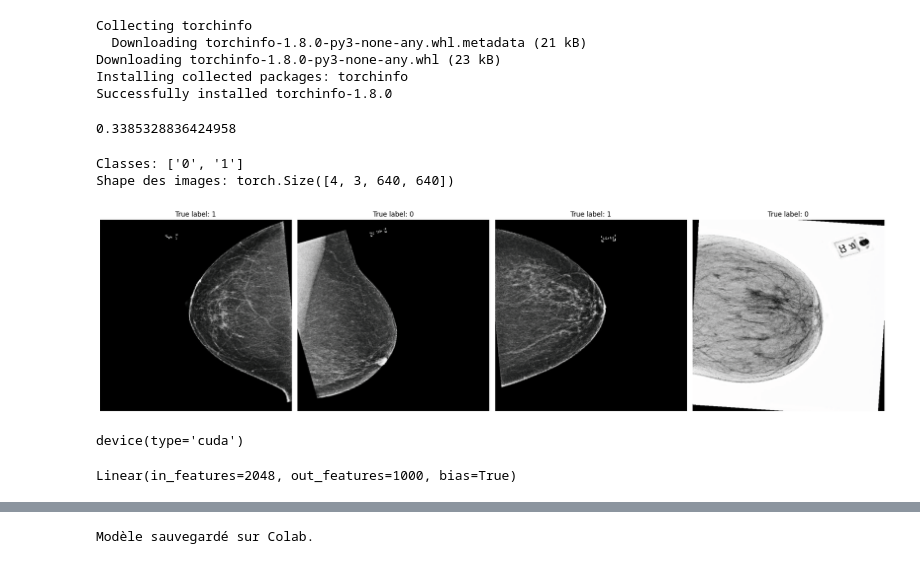
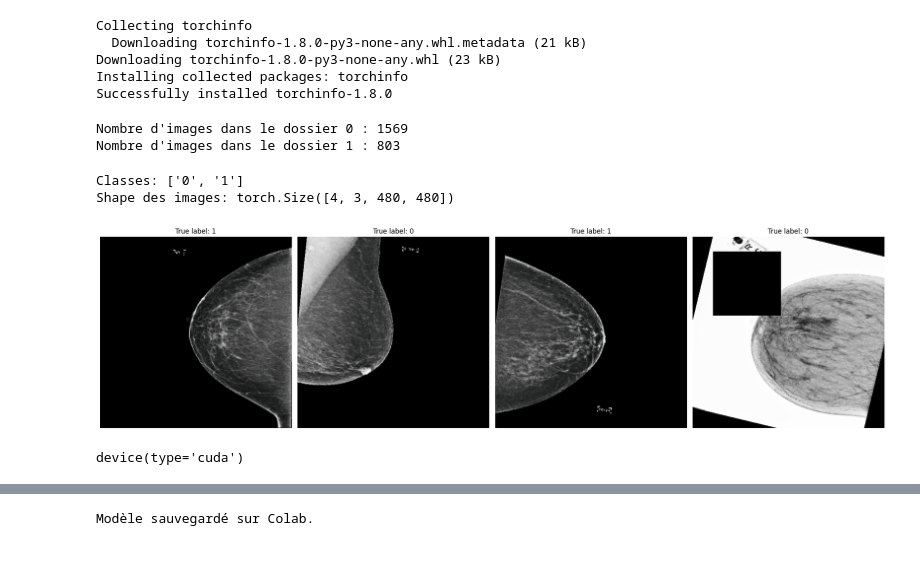
Before and after one commit to VictoorV/Breast_cancer, a Jupyter notebook: Projet_cancer_du_sein.ipynb, the cells around one changed output, grey strips where cells are left out. Drawn from its saved outputs; the diff is of its cells as text; code cells hidden in the pictures.

```diff
--- a/Projet_cancer_du_sein.ipynb
+++ b/Projet_cancer_du_sein.ipynb
@@ -25,2 +22,9 @@ Path to dataset files: /root/.cache/kagglehub/datasets/hayder17/breast-cancer-de
+# %%
+import os
+os.chdir('/root/.cache/kagglehub/datasets/victorvannobel/bc-additional-positive/versions/1/train_image_processed_dicoml_DDSM_PNG/')
+files = os.listdir()
+for i, file in enumerate(files):
+    if i % 2 == 0:  # Supprime les fichiers avec un indice pair
+        os.remove(file)  # Supprime le fichier
 # %%
 !cp -r /root/.cache/kagglehub/datasets/hayder17/breast-cancer-detection/versions/1 /content/breast-cancer-detection
@@ -57,17 +60,21 @@ from torchinfo import summary
 from torchvision import datasets, transforms
 from torch.utils.data import DataLoader
 # %%
+im_size = 480
+
 transform_train = transforms.Compose([
-    transforms.Resize((640, 640)),  # Redimensionner les images
+    transforms.Resize((im_size, im_size)),  # Redimensionner les images
     transforms.RandomHorizontalFlip(),
+    transforms.RandomVerticalFlip(),
     transforms.RandomRotation(20),
     transforms.ToTensor(),
+    transforms.RandomErasing(p=0.35, scale=(0.05, 0.15), ratio=(0.5, 1), value=0),
     transforms.Normalize(mean=[0.485, 0.456, 0.406], std=[0.229, 0.224, 0.225])
 ])
 
 
 transform = transforms.Compose([
-    transforms.Resize((640, 640)),
+    transforms.Resize((im_size, im_size)),
     transforms.ToTensor(),
     transforms.Normalize(mean=[0.485, 0.456, 0.406], std=[0.229, 0.224, 0.225])
 ])
@@ -87,47 +94,57 @@ test_dataset = datasets.ImageFolder(
     root="/content/breast-cancer-detection/test",
     transform=transform
 )
-# %%
-positive = 0
-for _, lbl in train_dataset:
-  positive+=lbl
-print(positive/len(train_dataset))
-# %% [output]
-0.3385328836424958
+# %%
+path_0 = "/content/breast-cancer-detection/train/0"
+path_1 = "/content/breast-cancer-detection/train/1"
+
+num_images_0 = len(os.listdir(path_0))
+num_images_1 = len(os.listdir(path_1))
+
+print(f"Nombre d'images dans le dossier 0 : {num_images_0}")
+print(f"Nombre d'images dans le dossier 1 : {num_images_1}")
+# %% [output]
+Nombre d'images dans le dossier 0 : 1569
+Nombre d'images dans le dossier 1 : 803
 # %%
-batch_size = 32
+batch_size = 128
 train_loader = DataLoader(train_dataset, batch_size=batch_size, shuffle=True)
 valid_loader = DataLoader(valid_dataset, batch_size=batch_size, shuffle=True)
 test_loader = DataLoader(test_dataset, batch_size=batch_size, shuffle=True)
 # %%
 # Aperçu des classes
 class_names = train_dataset.classes
 print("Classes:", class_names)
 
 torch.manual_seed(0)
 for images, labels in train_loader:
-    images = images[0:4]
-    labels = labels[0:4]
-    print("Shape des images:", images.shape)
+    images = images[0:4]  # Prendre les 4 premières images
+    labels = labels[0:4]  # Prendre les 4 premières étiquettes
+    print("Shape des images:", images.shape)  # Vérification de la forme des tenseurs
 
+    # Inverser la normalisation
     inv_transform = transforms.Normalize(
-        mean=[-0.485 / 0.229, - 0.456 / 0.224, -0.406 / 0.225],
+        mean=[-0.485 / 0.229, -0.456 / 0.224, -0.406 / 0.225],
         std=[1/0.229, 1/0.224, 1/0.225])
-    unnormalized_images = [inv_transform(img) for img in images]
-    transform = T.ToPILImage()
 
-    fig, ax = plt.subplots(1,4, figsize=(20,20))
-    for i in range(0,4):
-      ax[i].imshow(transform(unnormalized_images[i]))
-      ax[i].set_title(f"True label: {labels[i].item()}")
-      ax[i].axis("off")
+    unnormalized_images = torch.stack([inv_transform(img) for img in images])
+
+    # Convertir en images PIL
+    to_pil = transforms.ToPILImage()
+
+    # Affichage
+    fig, ax = plt.subplots(1, 4, figsize=(20, 20))
+    for i in range(4):
+        ax[i].imshow(to_pil(unnormalized_images[i]))
+        ax[i].set_title(f"True label: {class_names[labels[i].item()]}")
+        ax[i].axis("off")
     plt.tight_layout()
     plt.show()
     break
 # %% [output]
 Classes: ['0', '1']
-Shape des images: torch.Size([4, 3, 640, 640])
+Shape des images: torch.Size([4, 3, 480, 480])
-[figure, old version]
+[figure, new version]
 # %%
 device = torch.device("cuda" if torch.cuda.is_available() else "cpu")
 device
@@ -138,4 +152,0 @@ model = models.resnet50(pretrained=True)
-# %%
-model.fc
-# %% [output]
-Linear(in_features=2048, out_features=1000, bias=True)
```
Also changed, not shown: parts of 32 cells of this notebook.
